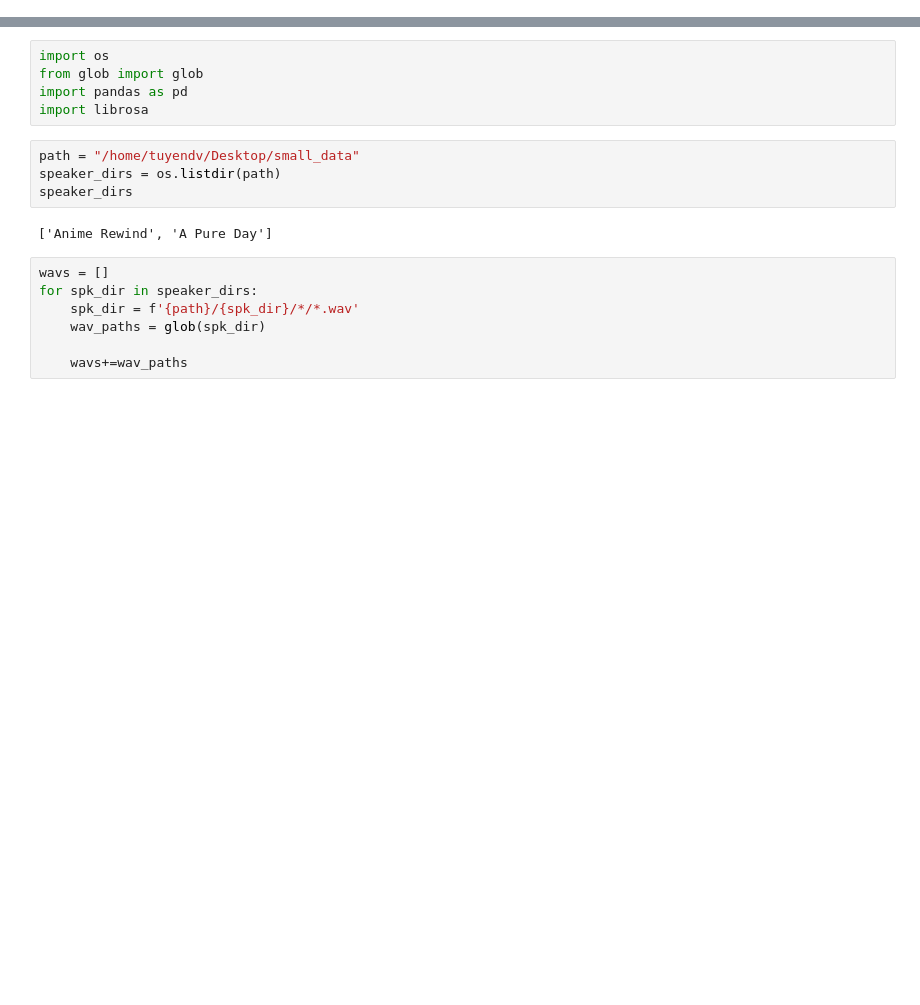
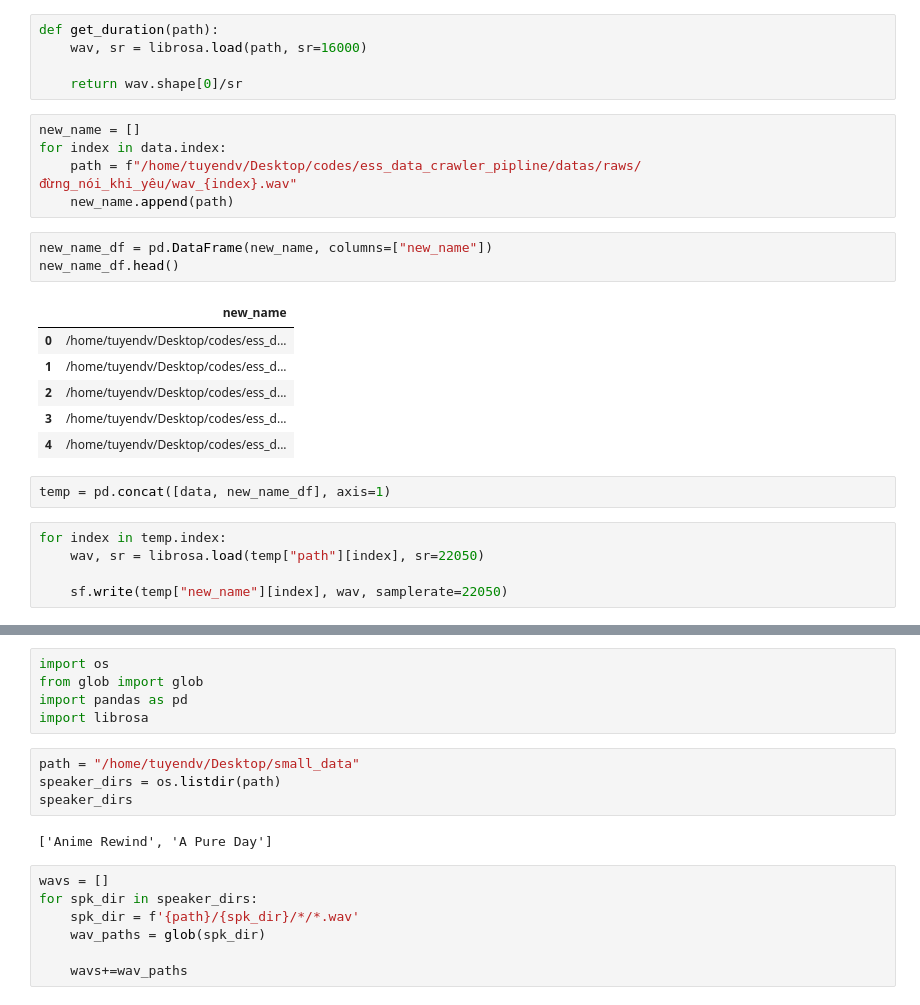
Before and after one commit to tuyendv268/ess_data_crawler_pipline, a Jupyter notebook: main.ipynb, the cells around one changed output, grey strips where cells are left out. Cells and saved outputs as stored; diff of their text form; blank space fills up the shorter version.

```diff
--- a/main.ipynb
+++ b/main.ipynb
@@ -0,0 +26,27 @@
+# %%
+def get_duration(path):
+    wav, sr = librosa.load(path, sr=16000)
+
+    return wav.shape[0]/sr
+# %%
+new_name = []
+for index in data.index:
+    path = f"/home/tuyendv/Desktop/codes/ess_data_crawler_pipline/datas/raws/đừng_nói_khi_yêu/wav_{index}.wav"
+    new_name.append(path)
+# %%
+new_name_df = pd.DataFrame(new_name, columns=["new_name"])
+new_name_df.head()
+# %% [output]
+|  | new_name |
+| 0 | /home/tuyendv/Desktop/codes/ess_d... |
+| 1 | /home/tuyendv/Desktop/codes/ess_d... |
+| 2 | /home/tuyendv/Desktop/codes/ess_d... |
+| 3 | /home/tuyendv/Desktop/codes/ess_d... |
+| 4 | /home/tuyendv/Desktop/codes/ess_d... |
+# %%
+temp = pd.concat([data, new_name_df], axis=1)
+# %%
+for index in temp.index:
+    wav, sr = librosa.load(temp["path"][index], sr=22050)
+
+    sf.write(temp["new_name"][index], wav, samplerate=22050)
```
Also changed, not shown: parts of 5 cells of this notebook, 13 other files.
